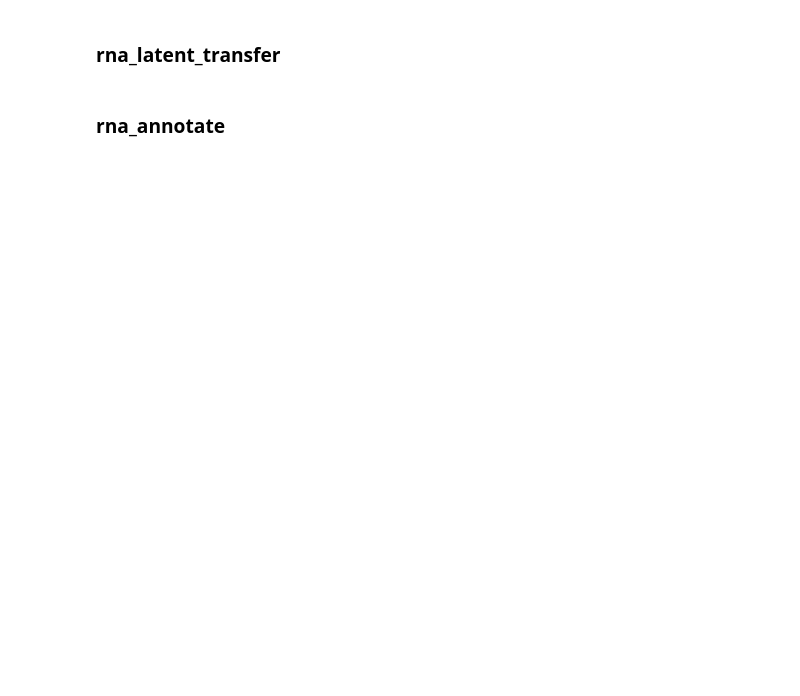
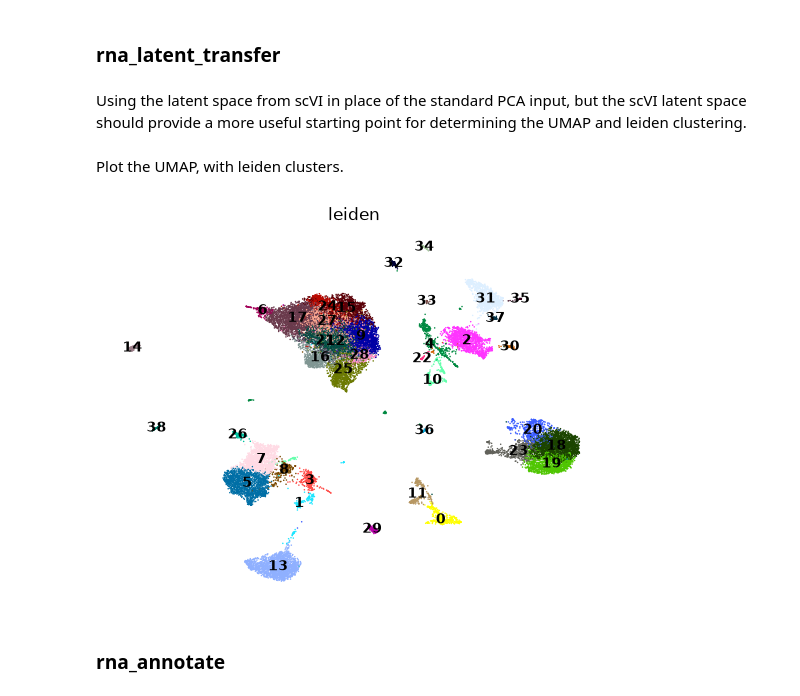
Before and after one commit to NIH-CARD/scMAVERICS, a Jupyter notebook: doc_notebooks/snRNAseq.ipynb, the cells around one changed output. Drawn from its saved outputs; the diff is of its cells as text; code cells hidden in the pictures; blank space fills up the shorter version.

```diff
--- a/doc_notebooks/snRNAseq.ipynb
+++ b/doc_notebooks/snRNAseq.ipynb
@@ -212,0 +297,2 @@ Text(0.5, 1.0, 'Distribution of UMIs/nuclei')
+# %%
+step_4_adatas = {}
@@ -220,0 +402,18 @@ Text(0.5, 1.0, 'Distribution of UMIs/nuclei')
+# %%
+# Required that sample ID values need to be converted to categoricals
+filtered_adata.obs[sample_key] = filtered_adata.obs[sample_key].astype(str)
+
+# Setup SCVI on the data layer
+scvi.model.SCVI.setup_anndata(
+    filtered_adata,
+    layer="counts",
+    batch_key=sample_key)
+
+# Add the parameters of the model
+model = scvi.model.SCVI(
+    filtered_adata,
+    dispersion="gene-batch",
+    n_layers=2,
+    n_latent=30,
+    gene_likelihood="nb"
+)
@@ -220,0 +422,7 @@ Text(0.5, 1.0, 'Distribution of UMIs/nuclei')
+# %%
+# Train the model
+model.train(
+    max_epochs=1000,
+    early_stopping=True,
+    early_stopping_patience=20
+)
@@ -221,2 +441,7 @@ Text(0.5, 1.0, 'Distribution of UMIs/nuclei')
+# %%
+# Convert the cell barcode to the observable matrix X_scvi which neighbors and UMAP can be calculated from
+adata.obsm['X_scvi'] = model.get_latent_representation()
 # %% [markdown]
 ### rna_latent_transfer
+# %% [markdown]
+Using the latent space from scVI in place of the standard PCA input, but the scVI latent space should provide a more useful starting point for determining the UMAP and leiden clustering.
@@ -223,2 +455,13 @@ Text(0.5, 1.0, 'Distribution of UMIs/nuclei')
+# %% [markdown]
+Plot the UMAP, with leiden clusters.
+# %%
+sc.pl.umap(
+    adata,
+    color = 'leiden',
+    legend_loc = 'on data',
+    frameon = False
+)
+# %% [output]
+[figure, added]
 # %% [markdown]
 ### rna_annotate
```
Also changed, not shown: parts of 49 cells of this notebook, 13 other files.
